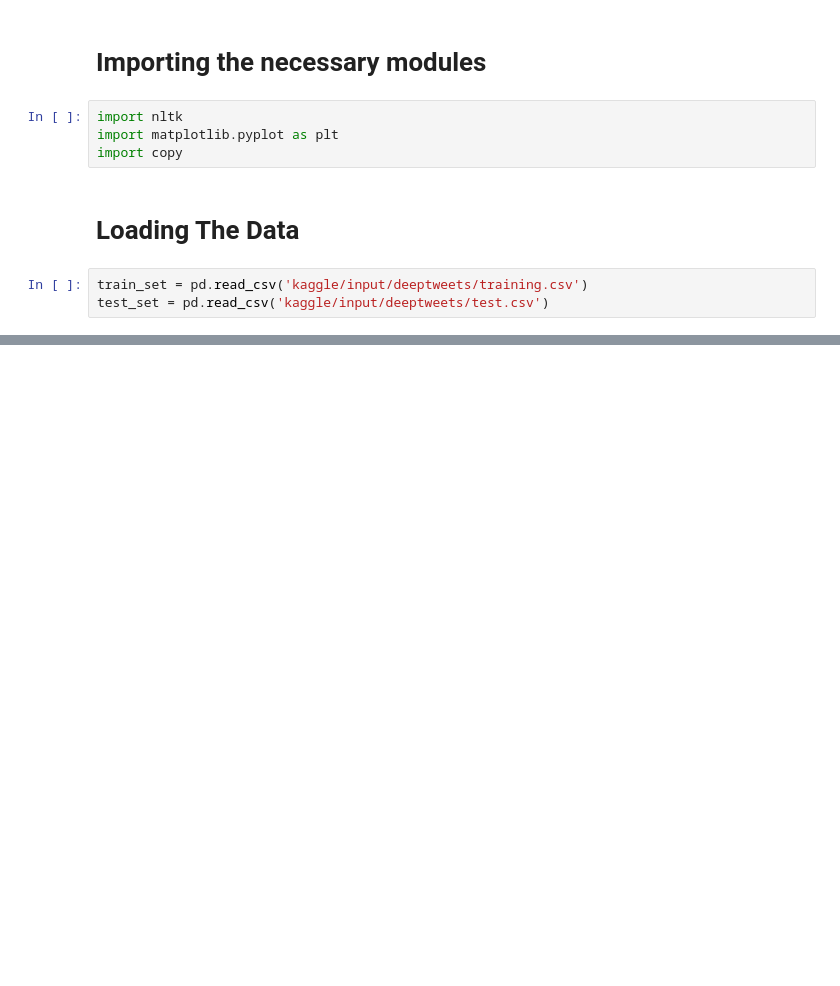
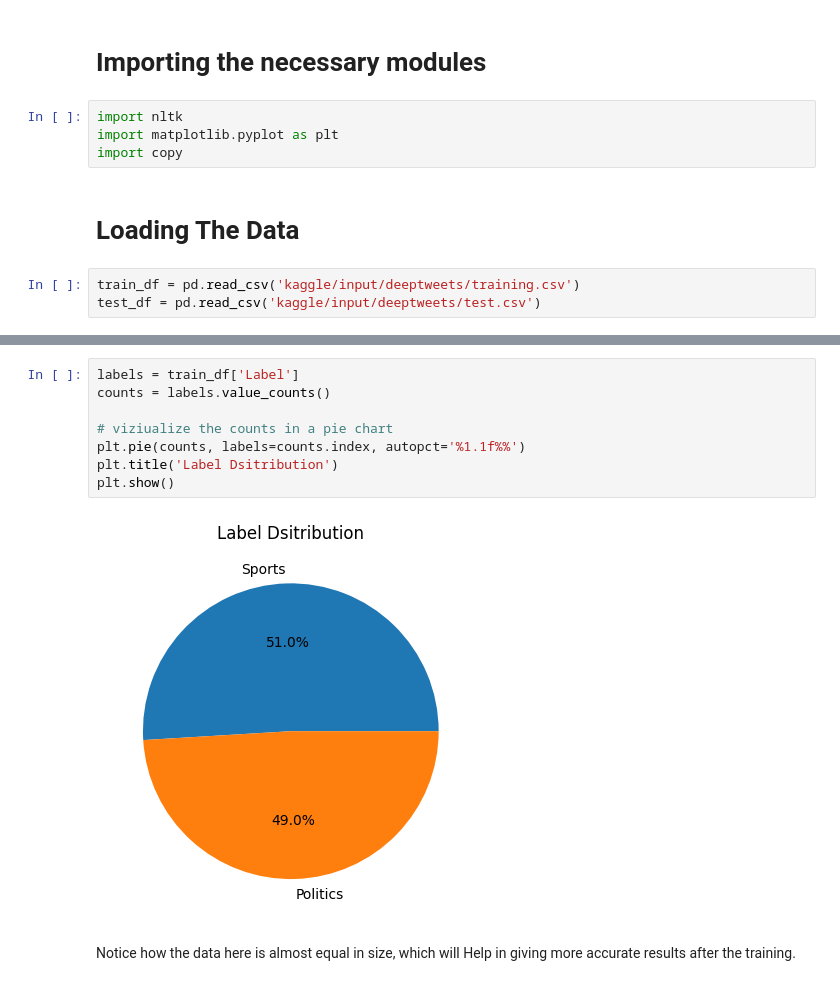
Before and after one commit to ayoubachak/deeptweets, a Jupyter notebook: main.ipynb, the cells around one changed output, grey strips where cells are left out. Saved outputs shown, nothing was run; the diff lists cells and outputs as text; blank space fills up the shorter version.

Commit message:
Feature Extraction and Data Cleaned

```diff
--- a/main.ipynb
+++ b/main.ipynb
@@ -32,5 +32,5 @@ import copy
 # %% [markdown]
 # **Loading The Data**
 # %%
-train_set = pd.read_csv('kaggle/input/deeptweets/training.csv')
-test_set = pd.read_csv('kaggle/input/deeptweets/test.csv')
+train_df = pd.read_csv('kaggle/input/deeptweets/training.csv')
+test_df = pd.read_csv('kaggle/input/deeptweets/test.csv')
@@ -56,3 +58,15 @@ Data columns (total 3 columns):
  2   TweetText  6525 non-null   object
 dtypes: int64(1), object(2)
 memory usage: 153.1+ KB
+# %%
+labels = train_df['Label']
+counts = labels.value_counts()
+
+# viziualize the counts in a pie chart
+plt.pie(counts, labels=counts.index, autopct='%1.1f%%')
+plt.title('Label Dsitribution')
+plt.show()
+# %% [output]
+[figure, added]
+# %% [markdown]
+Notice how the data here is almost equal in size, which will Help in giving more accurate results after the training.
```
Also changed, not shown: parts of 19 cells of this notebook.
